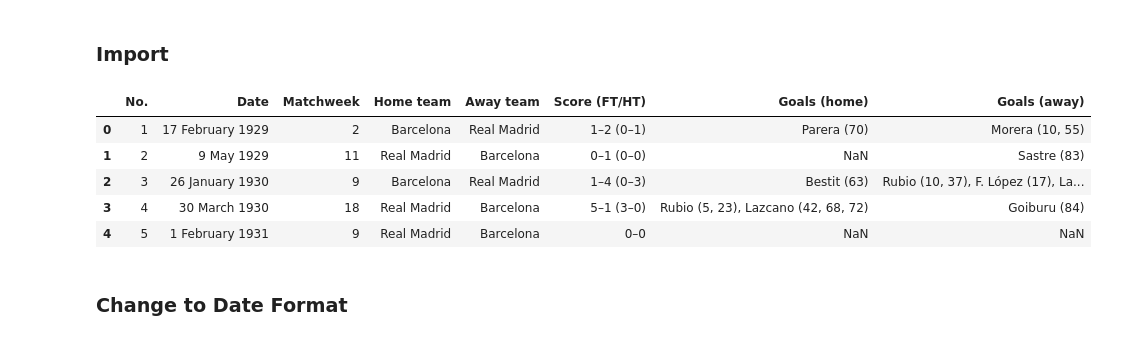
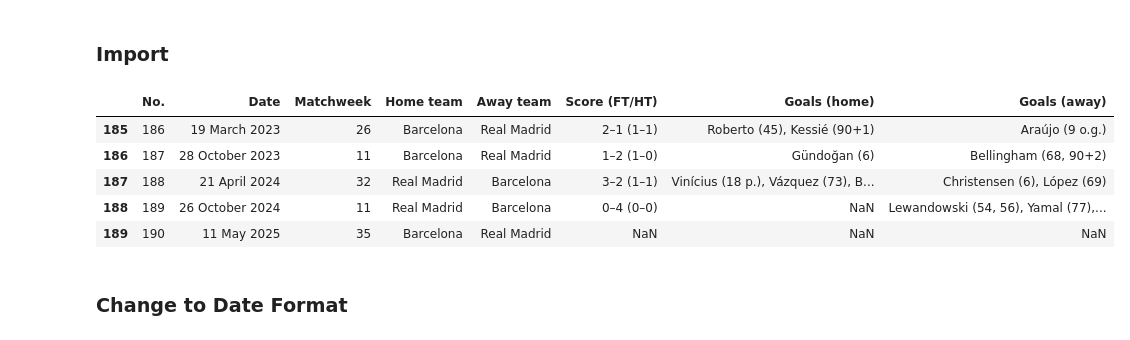
Before and after one commit to sk7-dev/Data_Analysis_and_Modelling, a Jupyter notebook: Python/web_scraping/el_clasico/eda.ipynb, the cells around one changed output. Saved outputs shown, nothing was run; the diff lists cells and outputs as text; code cells hidden in the pictures.

Commit message:
Tableau

```diff
--- a/Python/web_scraping/el_clasico/eda.ipynb
+++ b/Python/web_scraping/el_clasico/eda.ipynb
@@ -12,14 +13,14 @@ from collections import Counter
 file = pd.read_csv("Datasets/el_clasico_matches_la_liga.csv")
 df = pd.DataFrame(file)
 # %%
-df.head()
+df.tail()
 # %% [output]
 |  | No. | Date | Matchweek | Home team | Away team | Score (FT/HT) | Goals (home) | Goals (away) |
-| 0 | 1 | 17 February 1929 | 2 | Barcelona | Real Madrid | 1–2 (0–1) | Parera (70) | Morera (10, 55) |
-| 1 | 2 | 9 May 1929 | 11 | Real Madrid | Barcelona | 0–1 (0–0) | NaN | Sastre (83) |
-| 2 | 3 | 26 January 1930 | 9 | Barcelona | Real Madrid | 1–4 (0–3) | Bestit (63) | Rubio (10, 37), F. López (17), La... |
-| 3 | 4 | 30 March 1930 | 18 | Real Madrid | Barcelona | 5–1 (3–0) | Rubio (5, 23), Lazcano (42, 68, 72) | Goiburu (84) |
-| 4 | 5 | 1 February 1931 | 9 | Real Madrid | Barcelona | 0–0 | NaN | NaN |
+| 185 | 186 | 19 March 2023 | 26 | Barcelona | Real Madrid | 2–1 (1–1) | Roberto (45), Kessié (90+1) | Araújo (9 o.g.) |
+| 186 | 187 | 28 October 2023 | 11 | Barcelona | Real Madrid | 1–2 (1–0) | Gündoğan (6) | Bellingham (68, 90+2) |
+| 187 | 188 | 21 April 2024 | 32 | Real Madrid | Barcelona | 3–2 (1–1) | Vinícius (18 p.), Vázquez (73), B... | Christensen (6), López (69) |
+| 188 | 189 | 26 October 2024 | 11 | Real Madrid | Barcelona | 0–4 (0–0) | NaN | Lewandowski (54, 56), Yamal (77),... |
+| 189 | 190 | 11 May 2025 | 35 | Barcelona | Real Madrid | NaN | NaN | NaN |
 # %% [markdown]
 ### **Change to Date Format**
 # %%
```
Also changed, not shown: parts of 64 cells of this notebook, 25 other files.
